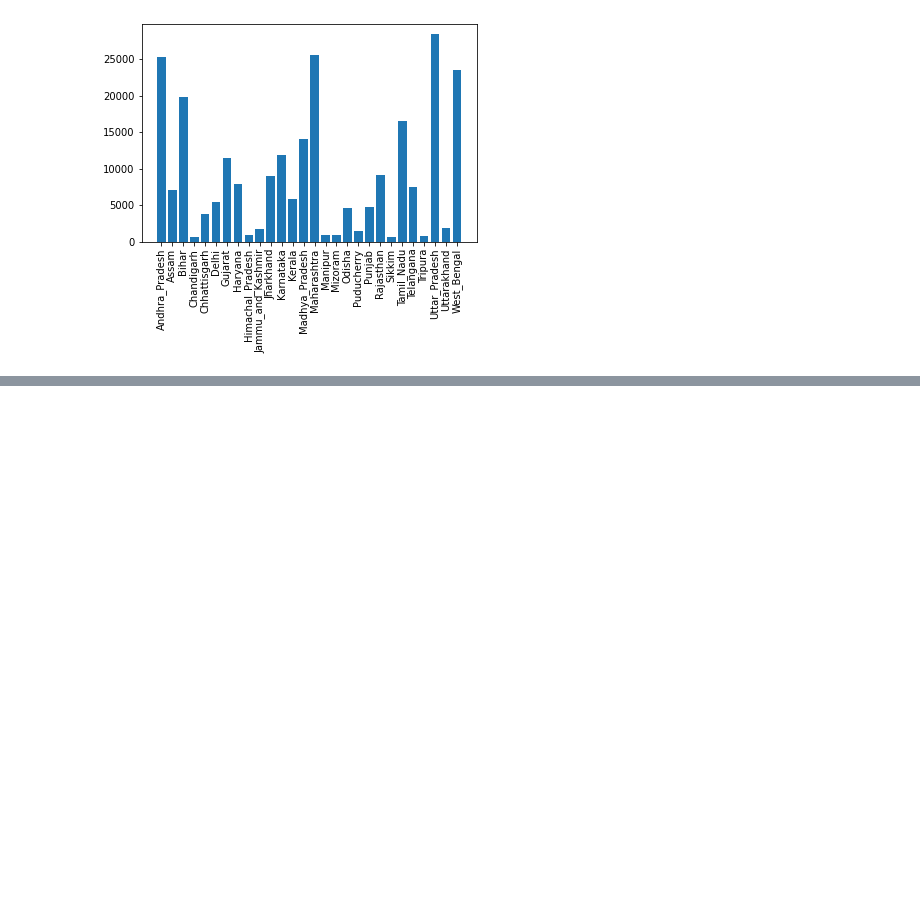
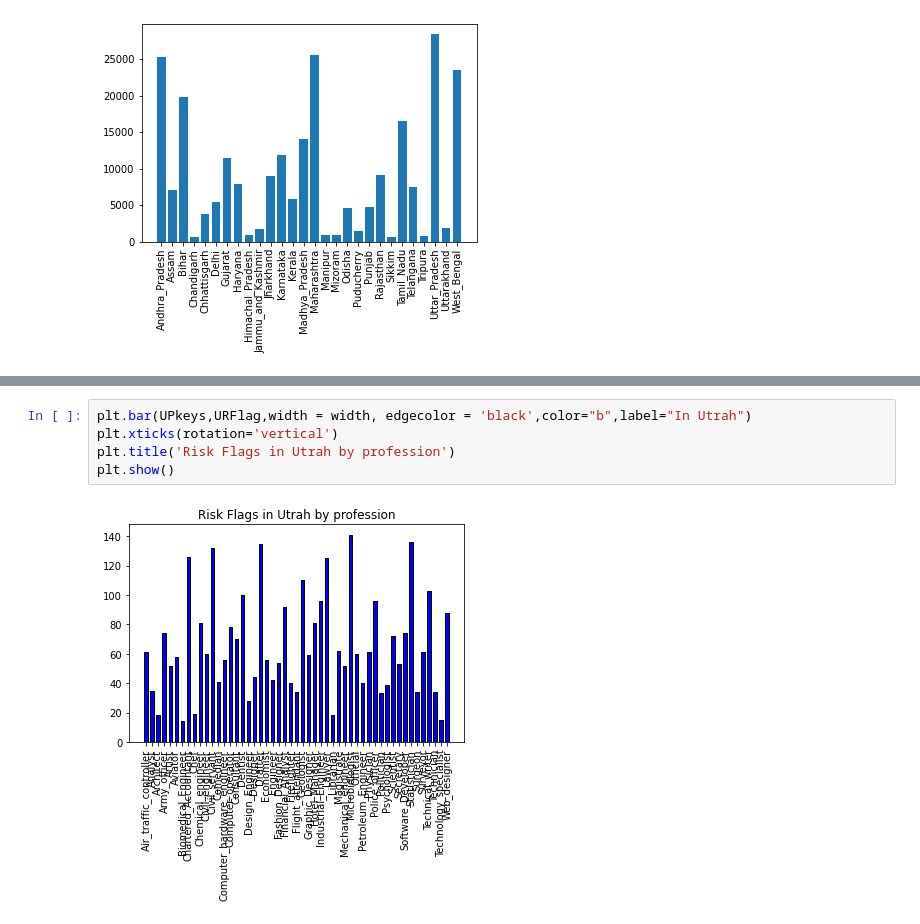
Before and after one commit to issamoxix/Loan-Prediction-Analysis, a Jupyter notebook: main.ipynb, the cells around one changed output, grey strips where cells are left out. Drawn from its saved outputs; the diff is of its cells as text; blank space fills up the shorter version.

```diff
--- a/main.ipynb
+++ b/main.ipynb
@@ -40,0 +92,7 @@ plt.show()
+# %%
+plt.bar(UPkeys,URFlag,width = width, edgecolor = 'black',color="b",label="In Utrah")
+plt.xticks(rotation='vertical')
+plt.title('Risk Flags in Utrah by profession')
+plt.show()
+# %% [output]
+[figure, added]
```
Also changed, not shown: parts of 13 cells of this notebook.
